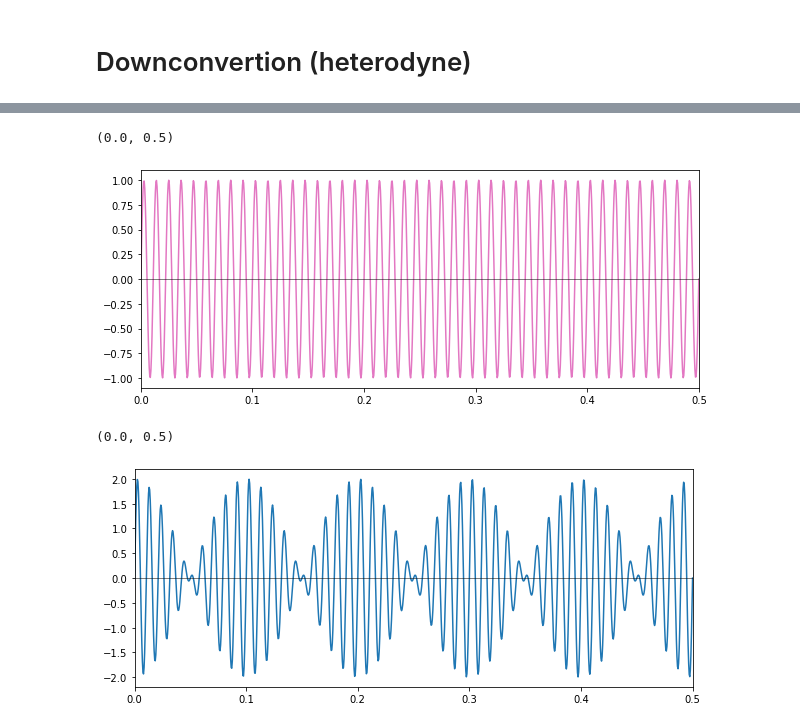
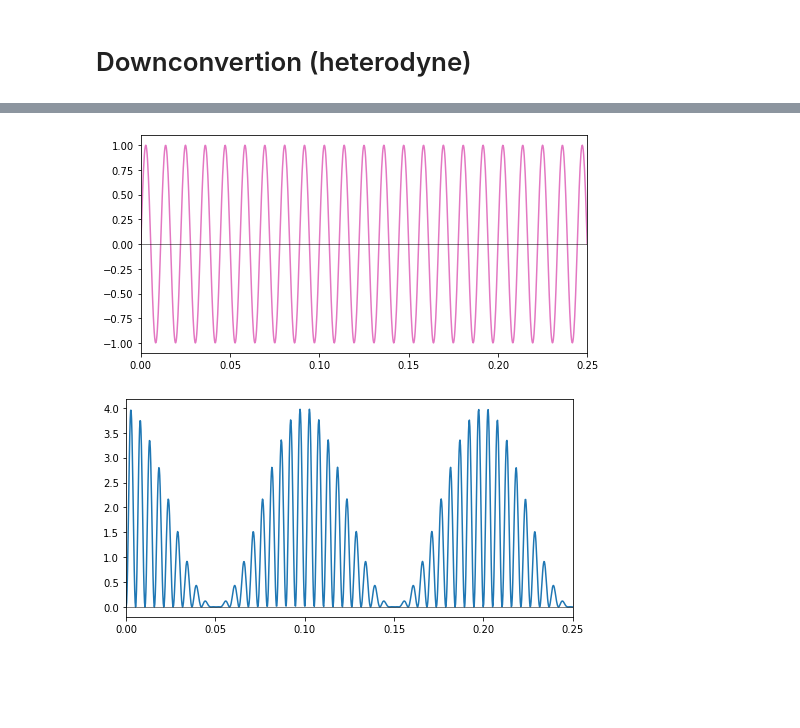
Before and after one commit to sadachi5/dosue-analysis, a Jupyter notebook: Misc/20220901_mixer.ipynb, the cells around one changed output, grey strips where cells are left out. Saved outputs shown, nothing was run; the diff lists cells and outputs as text; code cells hidden in the pictures; blank space fills up the shorter version.

```diff
--- a/Misc/20220901_mixer.ipynb
+++ b/Misc/20220901_mixer.ipynb
@@ -6,14 +6,15 @@ import sys
 import numpy as np
 from matplotlib import pyplot as plt
 # %%
-time = np.linspace(0,0.5,1000)
+time = np.linspace(0,0.25,1000)
 freq_rf = 100
 freq_lo = 90
 A_rf = 1
 A_lo = 1
 rf = A_rf * np.sin(2*np.pi*time*freq_rf)
 lo = A_lo * np.sin(2*np.pi*time*freq_lo)
-mix = rf + lo
+mix = (rf + lo)**2
+figsize = (8,4)
 print(time)
 print(rf)
 print(lo)
@@ -57,16 +58,16 @@ plt.xlim(time[0],time[-1])
 # %%
-fig = plt.figure(figsize=(10,4))
+fig = plt.figure(figsize=figsize)
 plt.plot(time, lo, c='tab:pink')
 plt.plot([time[0],time[-1]], [0,0], c='black', lw=0.5)
 plt.xlim(time[0],time[-1])
+plt.savefig('output/mixer_LO.pdf')
 # %% [output]
-(0.0, 0.5)
-[figure, old version]
+[figure, new version]
 # %%
-fig = plt.figure(figsize=(10,4))
+fig = plt.figure(figsize=figsize)
 plt.plot(time, mix, c='tab:blue')
 plt.plot([time[0],time[-1]], [0,0], c='black', lw=0.5)
 plt.xlim(time[0],time[-1])
+plt.savefig('output/mixer_IF.pdf')
 # %% [output]
-(0.0, 0.5)
-[figure, old version]
+[figure, new version]
```
Also changed, not shown: parts of 3 cells of this notebook, 2 other files.
